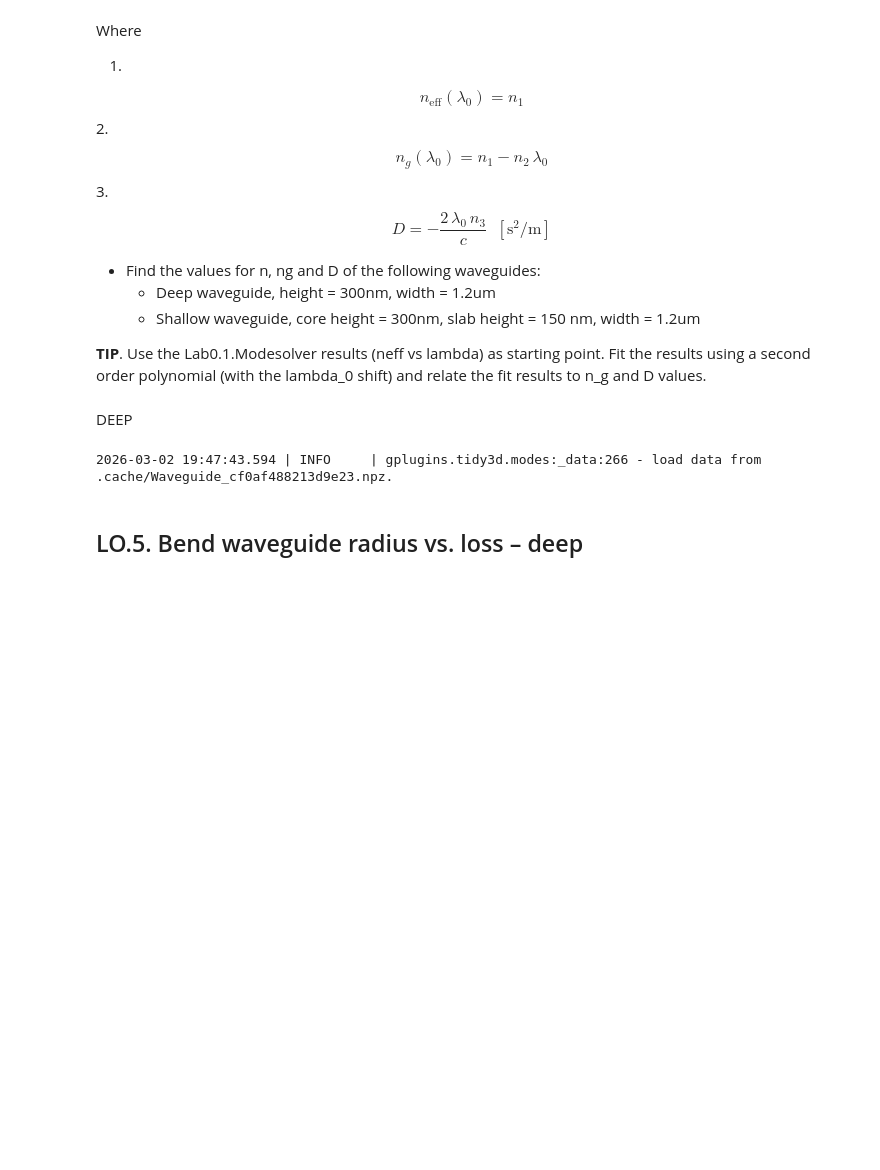
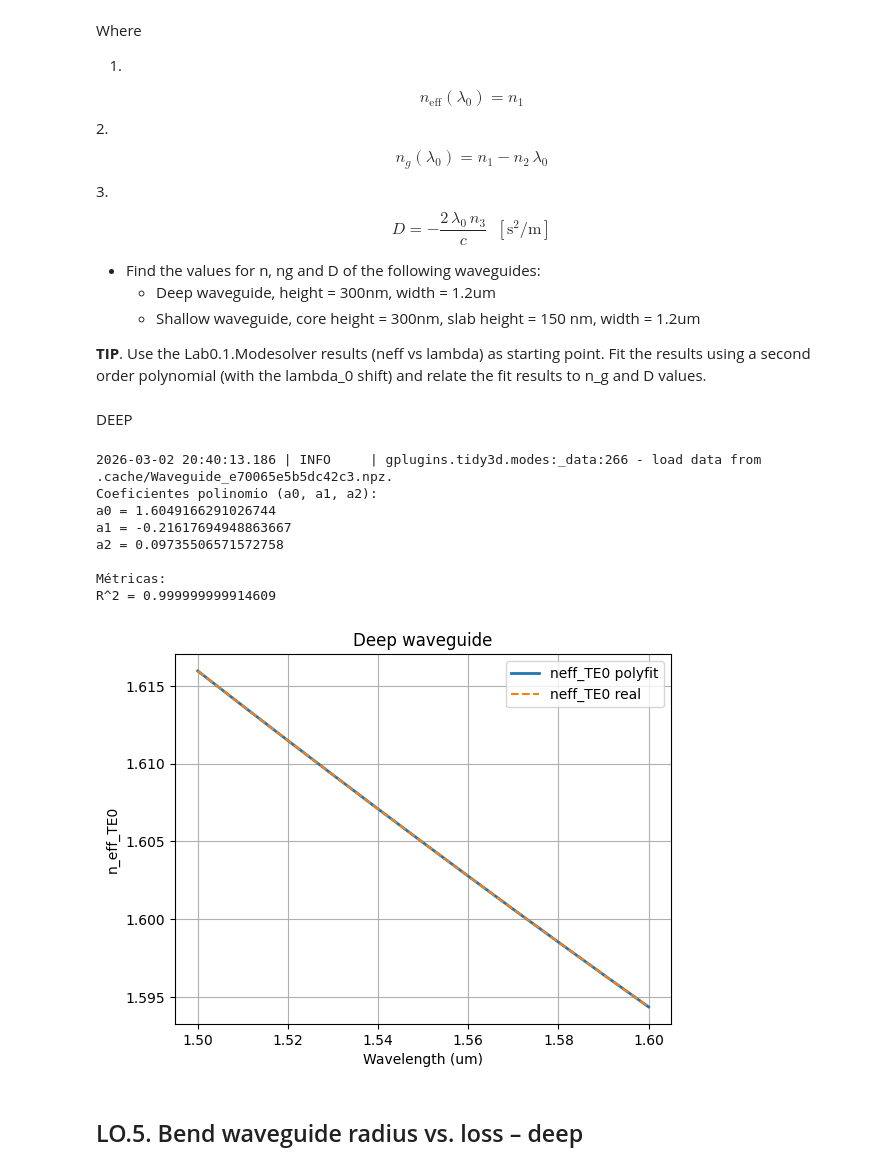
Before and after one commit to jllanoh/cifoin-lab1, a Jupyter notebook: WAVEGUIDES_Student.ipynb, the cells around one changed output. Saved outputs shown, nothing was run; the diff lists cells and outputs as text; code cells hidden in the pictures; blank space fills up the shorter version.

Commit message:
apartado 4, deep TE0 hecho

```diff
--- a/WAVEGUIDES_Student.ipynb
+++ b/WAVEGUIDES_Student.ipynb
@@ -456,31 +456,85 @@ DEEP
 # %%
 # STUDENT! Put your code here.
 # The wavelength could be a vector also
 wavelength = np.linspace(1500, 1600,11) * nm # Student code here. Tip np.linspace()
 
 deep_waveguide = gt.modes.Waveguide(
     wavelength=wavelength,
     core_width=1.2,
-    slab_thickness=150.0 * nm, # Shallow = 150 nm, Deep = 0
+    slab_thickness=0.0 * nm, # Shallow = 150 nm, Deep = 0
     core_material='sin',
     clad_material='sio2',
     core_thickness=300 * nm,
     num_modes=4,
     cache_path='.cache/',
     precision='double',
     max_grid_scaling=1.2,
     grid_resolution=20,
 )
 
 res_neff = deep_waveguide.n_eff # In this case, the result is not just a number, is a wavelength-dependent vector
+neff_deep = {
+    "TE0": res_neff[:,0],
+    "TM0": res_neff[:,1],
+    "TE1": res_neff[:,2],
+    "TM1": res_neff[:,3],
+}
+lambda0 = 1550 * nm
 
-lambda0 = 1550 * nm
-indices_deep_te0=np.polyfit(wavelength-lambda0,neff_shallow["TE0"].real,2)
-n1 = indices_deep_te0[0]
-n2 = indices_deep_te0[1]
-n3 = indices_deep_te0[2]
+# Datos
+x = wavelength - lambda0
+y = neff_deep["TE0"].real
+
+# Ajuste polinómico grado 2
+coefs = np.polyfit(x, y, 2)                   # devuelve [a2, a1, a0]
+a2, a1, a0 = coefs
+
+# Evaluación del ajuste
+y_fit = np.polyval(coefs, x)
+
+# Coeficiente R^2
+ss_res = np.sum((y - y_fit)**2)
+ss_tot = np.sum((y - np.mean(y))**2)
+r2 = 1 - ss_res/ss_tot
+
+# Mostrar coeficientes y métricas
+print("Coeficientes polinomio (a0, a1, a2):")
+print(f"a0 = {a0}")
+print(f"a1 = {a1}")
+print(f"a2 = {a2}")
+print("\nMétricas:")
+print(f"R^2 = {r2}")
+
+n1 = a0
+n2 = a1
+n3 = a2
+
+neff_lambda0 = n1
+ng_lambda0 = n1 - (n2 * lambda0)
+D = -2 * lambda0* n3 / (3*10**8)
+
+neff_lambda = n1 + n2 * (wavelength - lambda0) + n3 * (wavelength - lambda0)**2
+
+# Dibujar el ajuste polinómico
+plt.figure()
+plt.title("Deep waveguide")
+plt.plot(wavelength, neff_lambda, "-", label="neff_TE0 polyfit",linewidth=2)
+plt.plot(wavelength, y, "--", label="neff_TE0 real")
+plt.xlabel("Wavelength (um)")
+plt.ylabel("n_eff_TE0")
+plt.grid(True)
+plt.legend()
+plt.show()
 # %% [output]
-2026-03-02 19:47:43.594 | INFO     | gplugins.tidy3d.modes:_data:266 - load data from .cache/Waveguide_cf0af488213d9e23.npz.
+2026-03-02 20:40:13.186 | INFO     | gplugins.tidy3d.modes:_data:266 - load data from .cache/Waveguide_e70065e5b5dc42c3.npz.
+Coeficientes polinomio (a0, a1, a2):
+a0 = 1.6049166291026744
+a1 = -0.21617694948863667
+a2 = 0.09735506571572758
+
+Métricas:
+R^2 = 0.999999999914609
+[figure, added]
 # %% [markdown]
 ## LO.5. Bend waveguide radius vs. loss – deep
 # %% [markdown]
```
Also changed, not shown: 1 other file.
